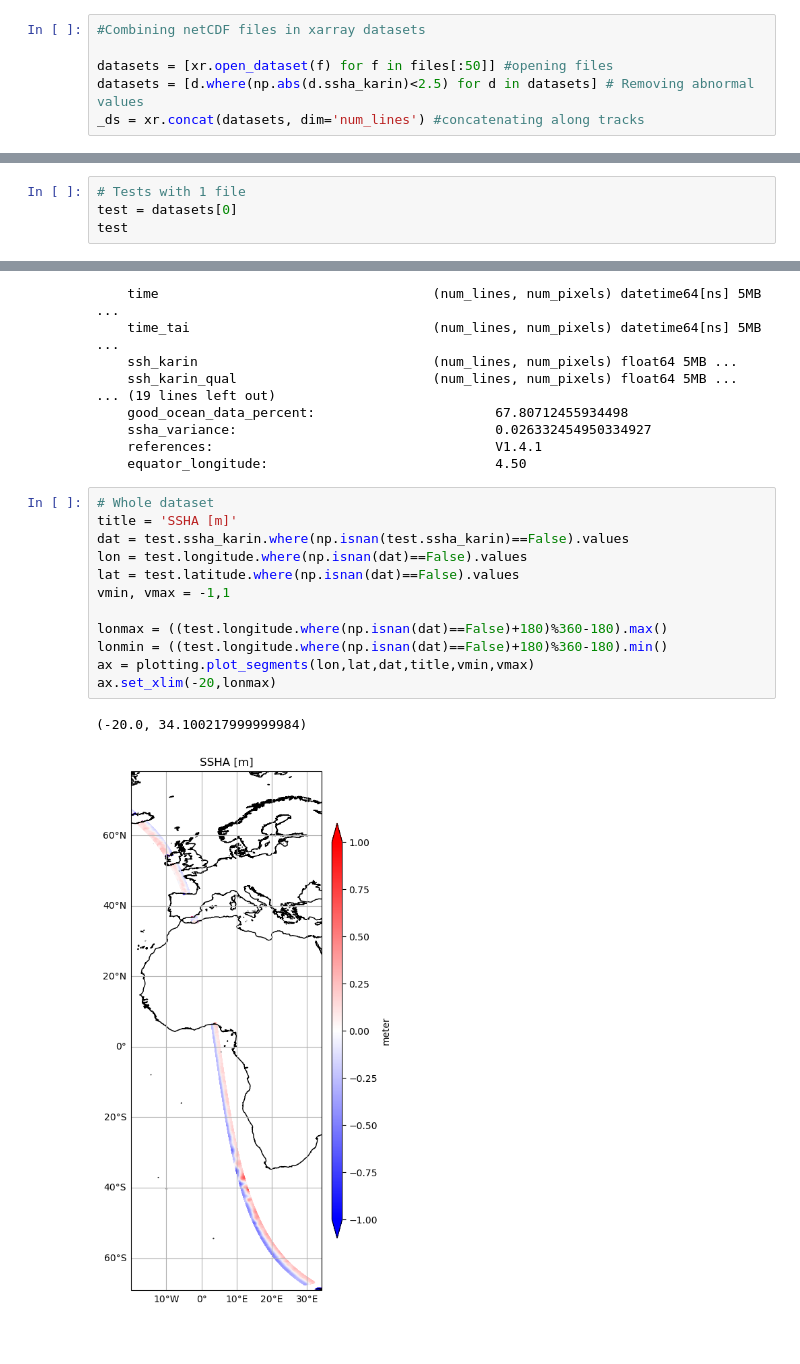
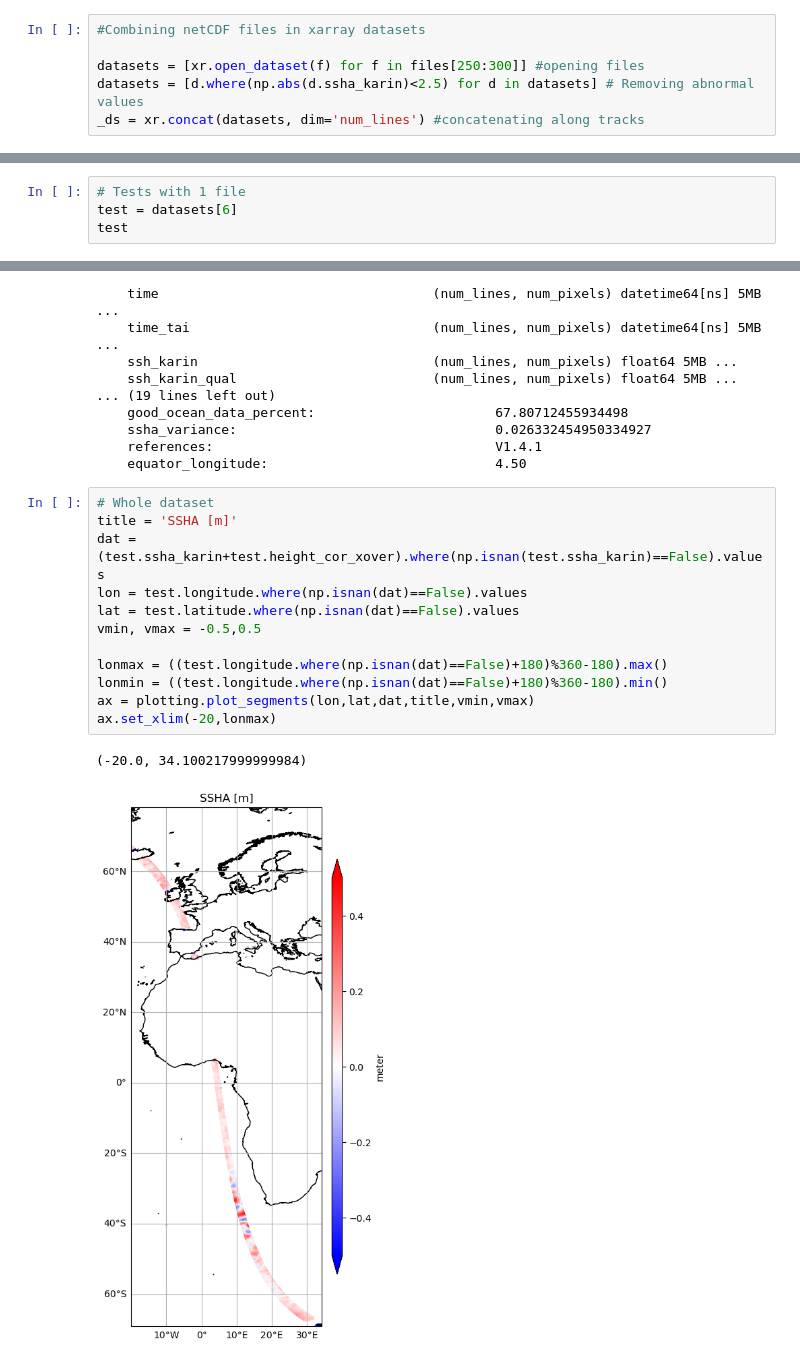
Before and after one commit to zcasparco/SWOT_UHH, a Jupyter notebook: Maps/SWOT_visualization_Basic.ipynb, the cells around one changed output, grey strips where cells are left out. Saved outputs shown, nothing was run; the diff lists cells and outputs as text.

```diff
--- a/Maps/SWOT_visualization_Basic.ipynb
+++ b/Maps/SWOT_visualization_Basic.ipynb
@@ -26,7 +26,7 @@ Found 511 files
 # %%
 #Combining netCDF files in xarray datasets
 
-datasets = [xr.open_dataset(f) for f in files[:50]] #opening files
+datasets = [xr.open_dataset(f) for f in files[250:300]] #opening files
 datasets = [d.where(np.abs(d.ssha_karin)<2.5) for d in datasets] # Removing abnormal values
 _ds = xr.concat(datasets, dim='num_lines') #concatenating along tracks
 # %%
@@ -45,7 +45,7 @@ plotting.plot_segments(lon,lat,dat,title,vmin,vmax)
 ## Single track analysis
 # %%
 # Tests with 1 file
-test = datasets[0]
+test = datasets[6]
 test
 # %% [output]
 <xarray.Dataset> Size: 128MB
@@ -68,15 +68,15 @@ Data variables: (12/24)
 # %%
 # Whole dataset
 title = 'SSHA [m]'
-dat = test.ssha_karin.where(np.isnan(test.ssha_karin)==False).values
+dat = (test.ssha_karin+test.height_cor_xover).where(np.isnan(test.ssha_karin)==False).values
 lon = test.longitude.where(np.isnan(dat)==False).values
 lat = test.latitude.where(np.isnan(dat)==False).values
-vmin, vmax = -1,1
+vmin, vmax = -0.5,0.5
 
 lonmax = ((test.longitude.where(np.isnan(dat)==False)+180)%360-180).max()
 lonmin = ((test.longitude.where(np.isnan(dat)==False)+180)%360-180).min()
 ax = plotting.plot_segments(lon,lat,dat,title,vmin,vmax)
 ax.set_xlim(-20,lonmax)
 # %% [output]
 (-20.0, 34.100217999999984)
-[figure, old version]
+[figure, new version]
```
Also changed, not shown: parts of 13 cells of this notebook.
